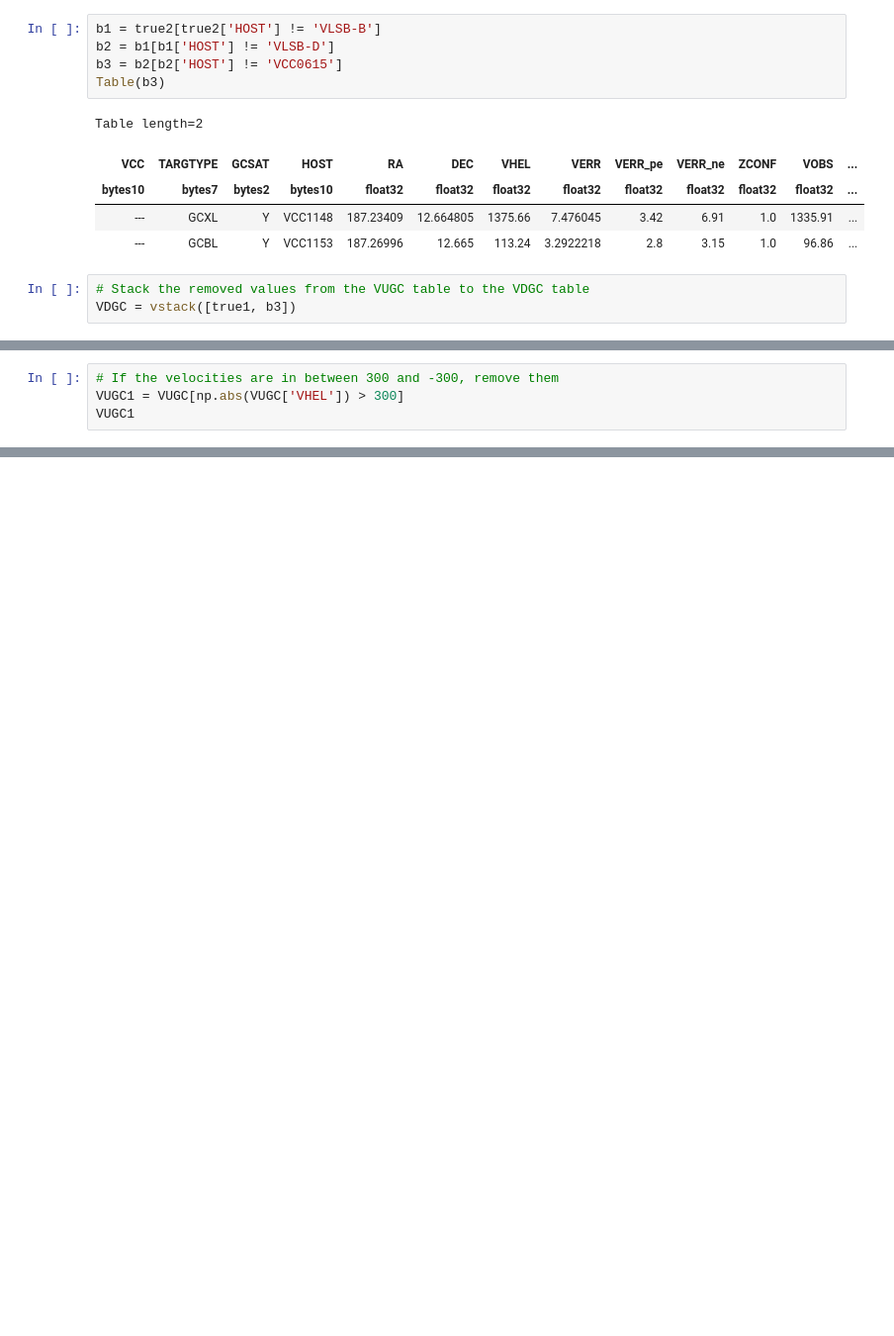
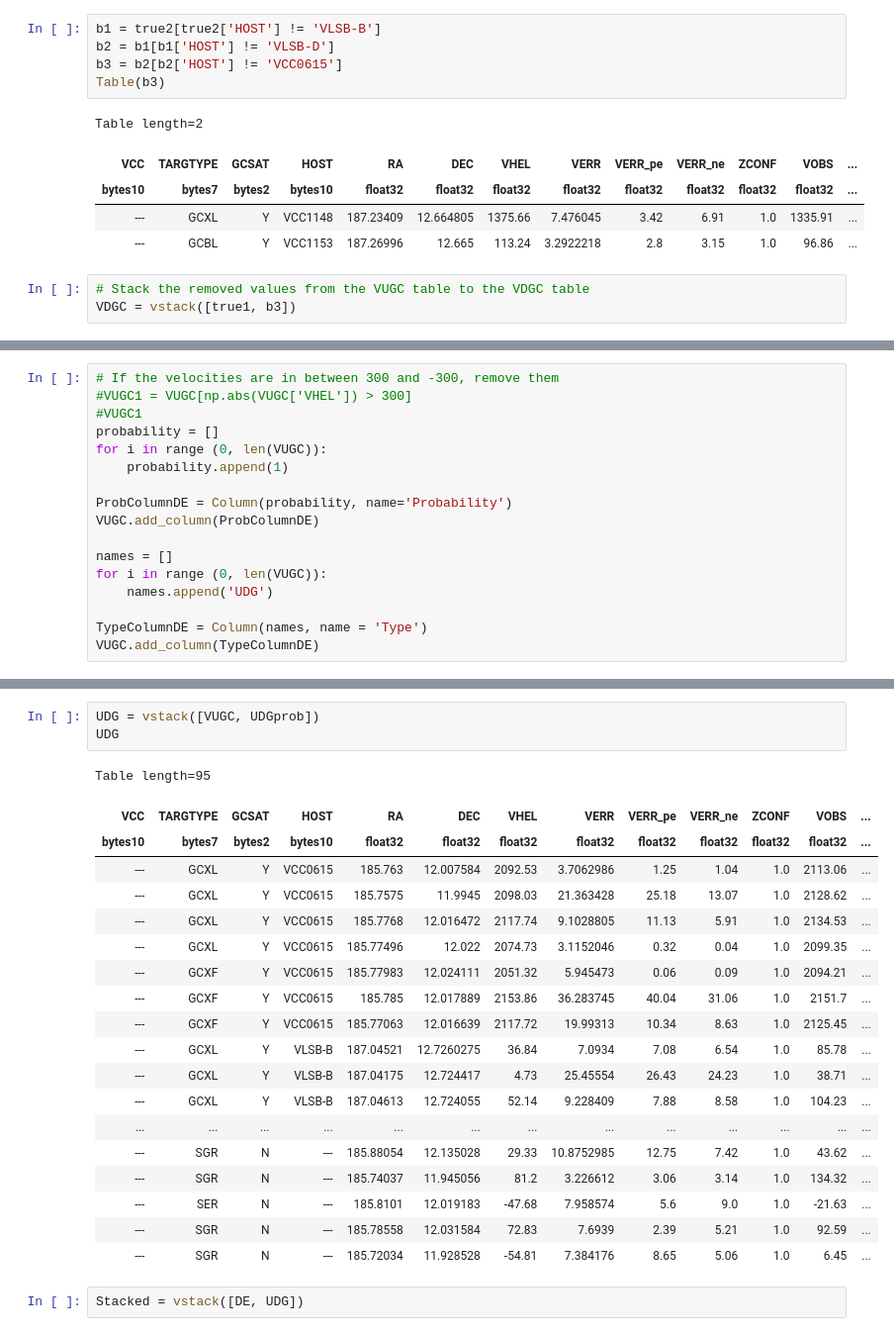
Before and after one commit to kadri-nizam/SIP2019, a Jupyter notebook: keshav/ast 06 (keshav).ipynb, the cells around one changed output, grey strips where cells are left out. Shown at 99% size. Drawn from its saved outputs; the diff is of its cells as text; blank space fills up the shorter version.

```diff
--- a/keshav/ast 06 (keshav).ipynb
+++ b/keshav/ast 06 (keshav).ipynb
@@ -250,4 +249,17 @@ Table masked=True length=87
 # %%
 # If the velocities are in between 300 and -300, remove them
-VUGC1 = VUGC[np.abs(VUGC['VHEL']) > 300]
-VUGC1
+#VUGC1 = VUGC[np.abs(VUGC['VHEL']) > 300]
+#VUGC1
+probability = []
+for i in range (0, len(VUGC)):
+    probability.append(1)
+
+ProbColumnDE = Column(probability, name='Probability')
+VUGC.add_column(ProbColumnDE)
+
+names = []
+for i in range (0, len(VUGC)):
+    names.append('UDG')
+
+TypeColumnDE = Column(names, name = 'Type')
+VUGC.add_column(TypeColumnDE)
@@ -273,0 +333,25 @@ Table length=19
+# %%
+UDG = vstack([VUGC, UDGprob])
+UDG
+# %% [output]
+Table length=95
+| VCC | TARGTYPE | GCSAT | HOST | RA | DEC | VHEL | VERR | VERR_pe | VERR_ne | ZCONF | VOBS | ... |
+| bytes10 | bytes7 | bytes2 | bytes10 | float32 | float32 | float32 | float32 | float32 | float32 | float32 | float32 | ... |
+| --- | GCXL | Y | VCC0615 | 185.763 | 12.007584 | 2092.53 | 3.7062986 | 1.25 | 1.04 | 1.0 | 2113.06 | ... |
+| --- | GCXL | Y | VCC0615 | 185.7575 | 11.9945 | 2098.03 | 21.363428 | 25.18 | 13.07 | 1.0 | 2128.62 | ... |
+| --- | GCXL | Y | VCC0615 | 185.7768 | 12.016472 | 2117.74 | 9.1028805 | 11.13 | 5.91 | 1.0 | 2134.53 | ... |
+| --- | GCXL | Y | VCC0615 | 185.77496 | 12.022 | 2074.73 | 3.1152046 | 0.32 | 0.04 | 1.0 | 2099.35 | ... |
+| --- | GCXF | Y | VCC0615 | 185.77983 | 12.024111 | 2051.32 | 5.945473 | 0.06 | 0.09 | 1.0 | 2094.21 | ... |
+| --- | GCXF | Y | VCC0615 | 185.785 | 12.017889 | 2153.86 | 36.283745 | 40.04 | 31.06 | 1.0 | 2151.7 | ... |
+| --- | GCXF | Y | VCC0615 | 185.77063 | 12.016639 | 2117.72 | 19.99313 | 10.34 | 8.63 | 1.0 | 2125.45 | ... |
+| --- | GCXL | Y | VLSB-B | 187.04521 | 12.7260275 | 36.84 | 7.0934 | 7.08 | 6.54 | 1.0 | 85.78 | ... |
+| --- | GCXL | Y | VLSB-B | 187.04175 | 12.724417 | 4.73 | 25.45554 | 26.43 | 24.23 | 1.0 | 38.71 | ... |
+| --- | GCXL | Y | VLSB-B | 187.04613 | 12.724055 | 52.14 | 9.228409 | 7.88 | 8.58 | 1.0 | 104.23 | ... |
+| ... | ... | ... | ... | ... | ... | ... | ... | ... | ... | ... | ... | ... |
+| --- | SGR | N | --- | 185.88054 | 12.135028 | 29.33 | 10.8752985 | 12.75 | 7.42 | 1.0 | 43.62 | ... |
+| --- | SGR | N | --- | 185.74037 | 11.945056 | 81.2 | 3.226612 | 3.06 | 3.14 | 1.0 | 134.32 | ... |
+| --- | SER | N | --- | 185.8101 | 12.019183 | -47.68 | 7.958574 | 5.6 | 9.0 | 1.0 | -21.63 | ... |
+| --- | SGR | N | --- | 185.78558 | 12.031584 | 72.83 | 7.6939 | 2.39 | 5.21 | 1.0 | 92.59 | ... |
+| --- | SGR | N | --- | 185.72034 | 11.928528 | -54.81 | 7.384176 | 8.65 | 5.06 | 1.0 | 6.45 | ... |
+# %%
+Stacked = vstack([DE, UDG])
```
Also changed, not shown: parts of 10 cells of this notebook, 5 other files.
